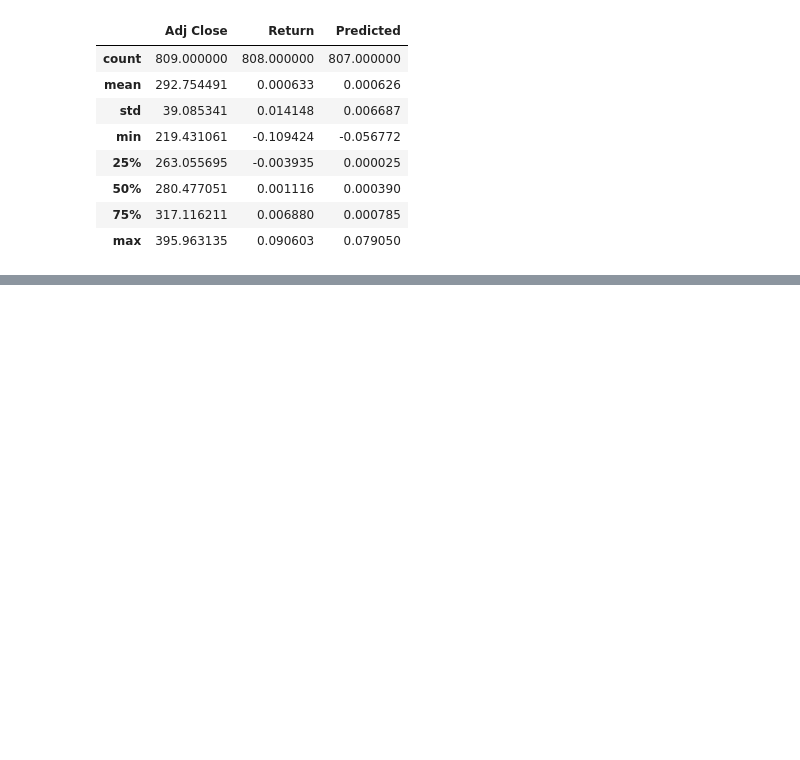
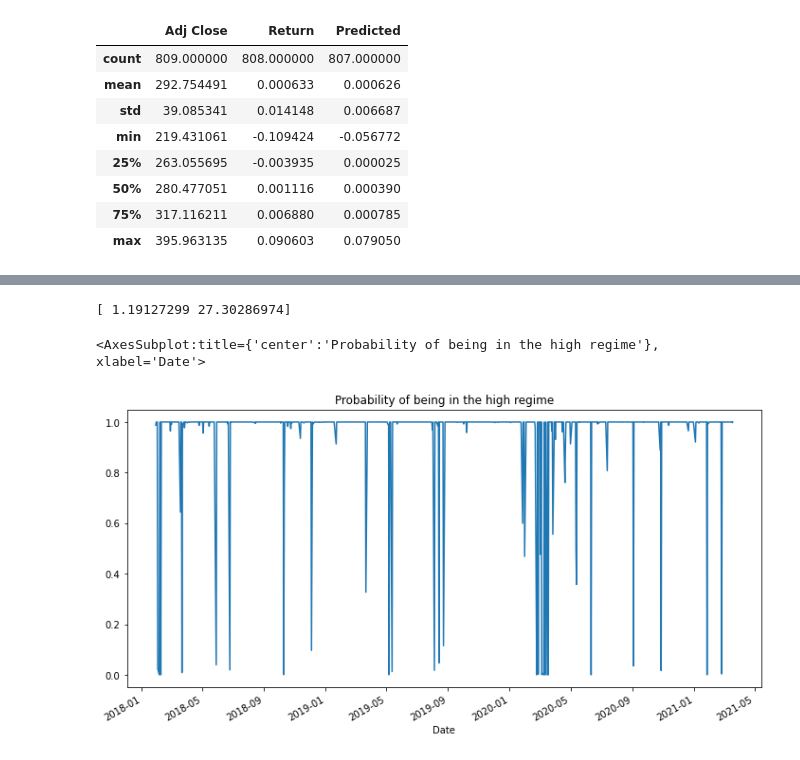
Before and after one commit to dbogatic/stock-evaluation, a Jupyter notebook: stock_price_predictors/regression_models/markov_regime_shift.ipynb, the cells around one changed output, grey strips where cells are left out. Saved outputs shown, nothing was run; the diff lists cells and outputs as text; code cells hidden in the pictures; blank space fills up the shorter version.

Commit message:
added duration low-high regime and VIX

```diff
--- a/stock_price_predictors/regression_models/markov_regime_shift.ipynb
+++ b/stock_price_predictors/regression_models/markov_regime_shift.ipynb
@@ -204,0 +253,5 @@ stock_prices.describe()
+# %%
+# Modify model to include lagged return data
+mod_high_regime = sm.tsa.MarkovRegression(vix_return.iloc[1:],k_regimes=2, exog=vix_return.iloc[:-1])
+res_high_regime = mod_high_regime.fit()
+res_high_regime.summary()
@@ -204,0 +284,4 @@ stock_prices.describe()
+# %%
+print(res_high_regime.expected_durations)
+# %% [output]
+[ 1.19127299 27.30286974]
@@ -204,0 +290,6 @@ stock_prices.describe()
+# %%
+res_high_regime.smoothed_marginal_probabilities[1].plot(
+    title='Probability of being in the high regime', figsize=(12,6))
+# %% [output]
+<AxesSubplot:title={'center':'Probability of being in the high regime'}, xlabel='Date'>
+[figure, added]
```
Also changed, not shown: parts of 27 cells of this notebook.
